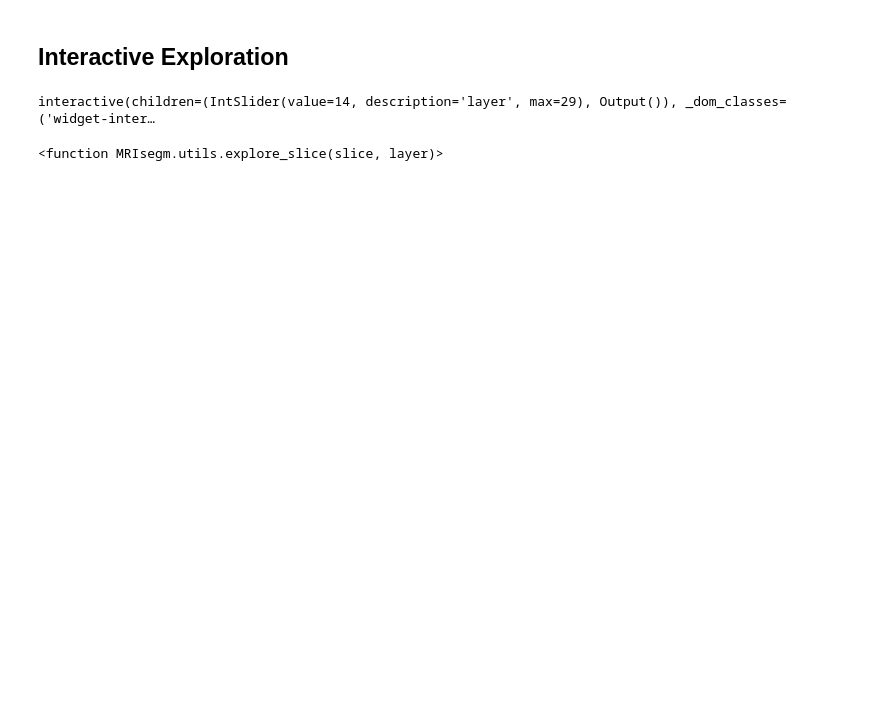
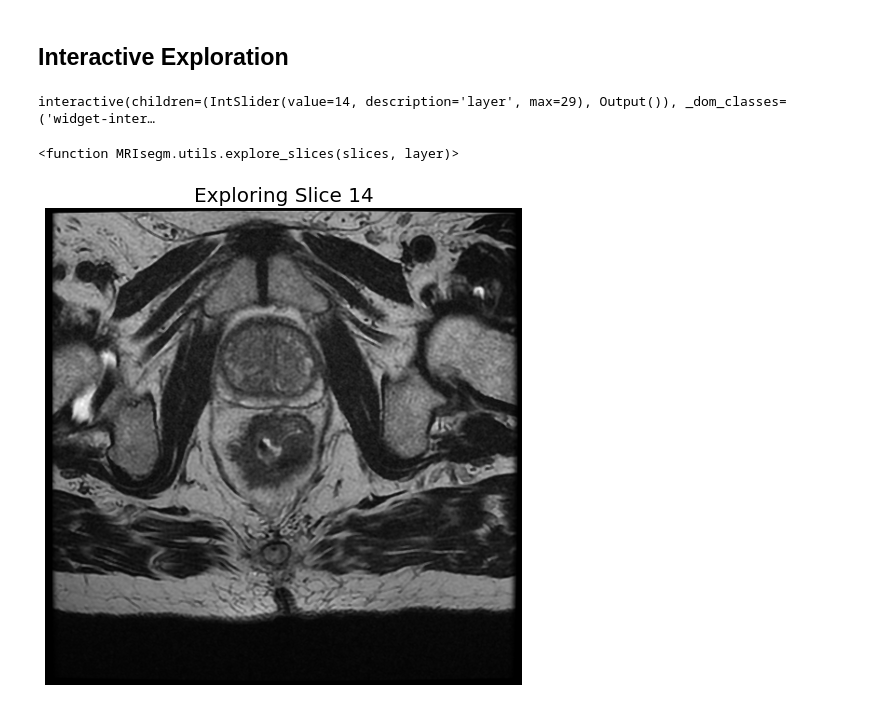
Before and after one commit to giuseppefilitto/img-segm, a Jupyter notebook: notebooks/DicomExplorer.ipynb, the cells around one changed output. Drawn from its saved outputs; the diff is of its cells as text; code cells hidden in the pictures; blank space fills up the shorter version.

```diff
--- a/notebooks/DicomExplorer.ipynb
+++ b/notebooks/DicomExplorer.ipynb
@@ -57,8 +57,9 @@ explore_slice(slice=slice_of_masks, layer=layer)
 # %% [markdown]
 ## Interactive Exploration
 # %%
-interact(explore_slice, slice=fixed(slice), layer=(0, slice.shape[0]-1) )
+interact(explore_slices, slices=fixed(slices), layer=(0, slices.shape[0]-1) )
 # %% [output]
 interactive(children=(IntSlider(value=14, description='layer', max=29), Output()), _dom_classes=('widget-inter…
-<function MRIsegm.utils.explore_slice(slice, layer)>
+<function MRIsegm.utils.explore_slices(slices, layer)>
+[figure, added]
 # %%
```
Also changed, not shown: parts of 8 cells of this notebook, 11 other files.
